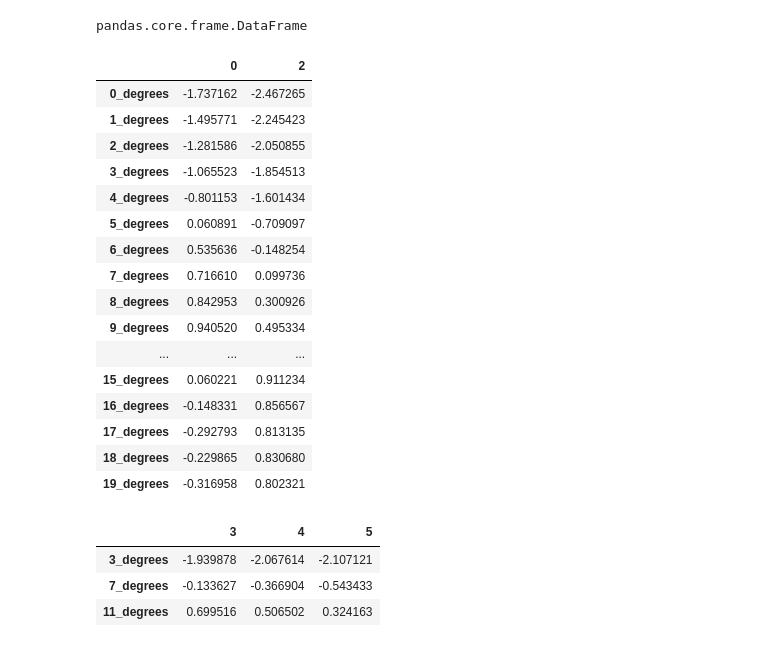
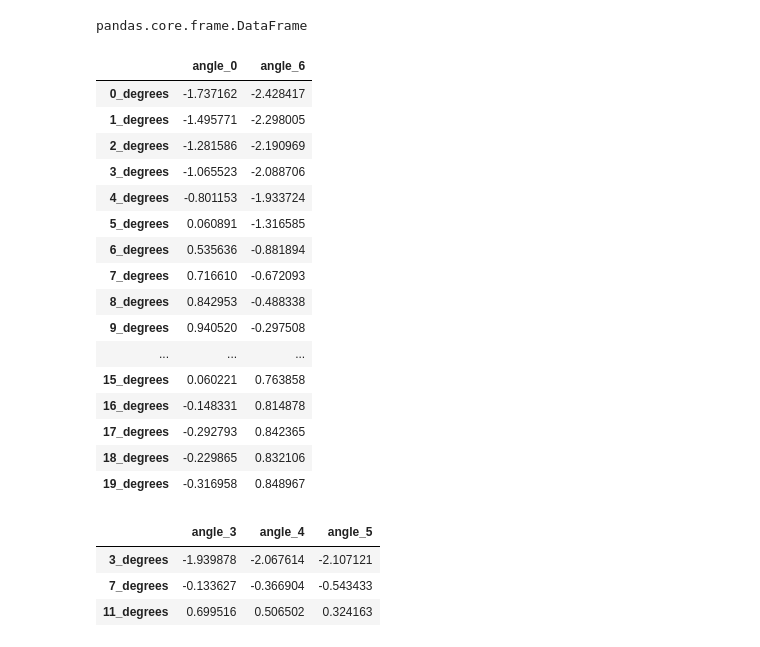
Before and after one commit to bakera81/airfoil-analysis, a Jupyter notebook: airfoil-analysis.ipynb, the cells around one changed output. Cells and saved outputs as stored; diff of their text form; code cells hidden in the pictures.

Commit message:
naming columns

```diff
--- a/airfoil-analysis.ipynb
+++ b/airfoil-analysis.ipynb
@@ -156,3 +156,7 @@ row_names
  '17_degrees',
  '18_degrees',
  '19_degrees']
+# %%
+# Create names for the columns
+col_names = ["angle_" + str(x) for x in range(39)]
+col_names
@@ -159,6 +181,7 @@ row_names
 # %%
-# set the index
+# set the indexes
 cpc_pressure_df.index = row_names
+cpc_pressure_df.columns = col_names
 # %%
 cpc_pressure_df
 # %% [output]
@@ -217,30 +242,30 @@ type(cpc_pressure_df.loc[['13_degrees', '17_degrees']])
 pandas.core.frame.DataFrame
 # %%
 # Access specific columns:
-cpc_pressure_df.loc[:, [0,2]]
+cpc_pressure_df.loc[:, ['angle_0', 'angle_6']]
 # %% [output]
-|  | 0 | 2 |
-| 0_degrees | -1.737162 | -2.467265 |
-| 1_degrees | -1.495771 | -2.245423 |
-| 2_degrees | -1.281586 | -2.050855 |
-| 3_degrees | -1.065523 | -1.854513 |
-| 4_degrees | -0.801153 | -1.601434 |
-| 5_degrees | 0.060891 | -0.709097 |
-| 6_degrees | 0.535636 | -0.148254 |
-| 7_degrees | 0.716610 | 0.099736 |
-| 8_degrees | 0.842953 | 0.300926 |
-| 9_degrees | 0.940520 | 0.495334 |
+|  | angle_0 | angle_6 |
+| 0_degrees | -1.737162 | -2.428417 |
+| 1_degrees | -1.495771 | -2.298005 |
+| 2_degrees | -1.281586 | -2.190969 |
+| 3_degrees | -1.065523 | -2.088706 |
+| 4_degrees | -0.801153 | -1.933724 |
+| 5_degrees | 0.060891 | -1.316585 |
+| 6_degrees | 0.535636 | -0.881894 |
+| 7_degrees | 0.716610 | -0.672093 |
+| 8_degrees | 0.842953 | -0.488338 |
+| 9_degrees | 0.940520 | -0.297508 |
 | ... | ... | ... |
-| 15_degrees | 0.060221 | 0.911234 |
-| 16_degrees | -0.148331 | 0.856567 |
-| 17_degrees | -0.292793 | 0.813135 |
-| 18_degrees | -0.229865 | 0.830680 |
-| 19_degrees | -0.316958 | 0.802321 |
+| 15_degrees | 0.060221 | 0.763858 |
+| 16_degrees | -0.148331 | 0.814878 |
+| 17_degrees | -0.292793 | 0.842365 |
+| 18_degrees | -0.229865 | 0.832106 |
+| 19_degrees | -0.316958 | 0.848967 |
 # %%
 # Access rows and columns:
-cpc_pressure_df.loc[['3_degrees', '7_degrees', '11_degrees'], [3,4,5]]
+cpc_pressure_df.loc[['3_degrees', '7_degrees', '11_degrees'], ['angle_3', 'angle_4', 'angle_5']]
 # %% [output]
-|  | 3 | 4 | 5 |
+|  | angle_3 | angle_4 | angle_5 |
 | 3_degrees | -1.939878 | -2.067614 | -2.107121 |
 | 7_degrees | -0.133627 | -0.366904 | -0.543433 |
 | 11_degrees | 0.699516 | 0.506502 | 0.324163 |
```
Also changed, not shown: parts of 4 cells of this notebook.
